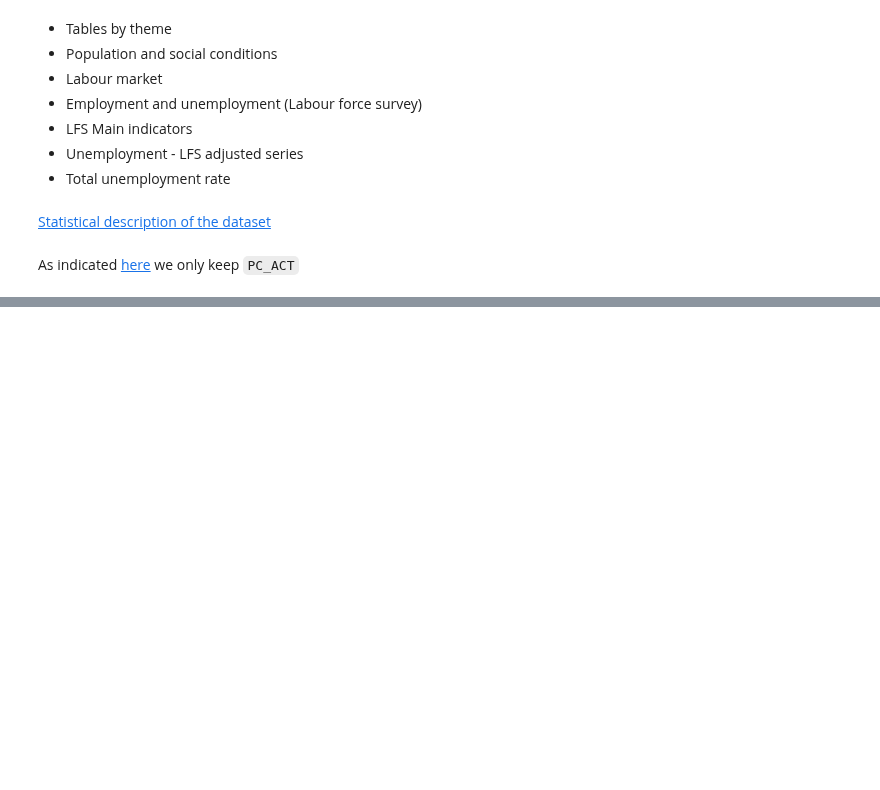
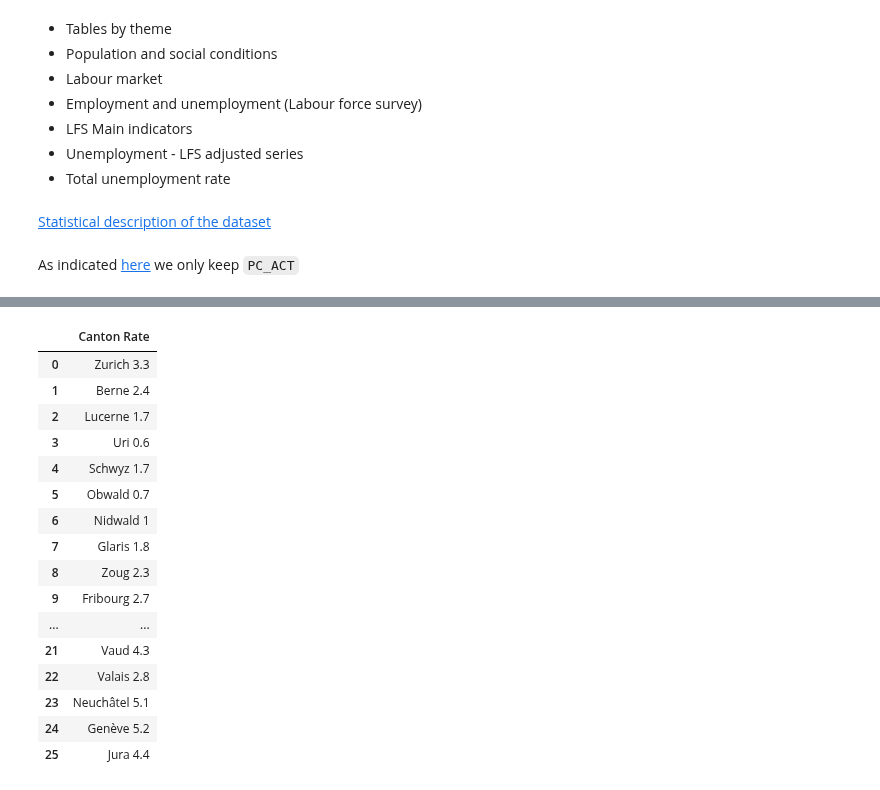
Before and after one commit to vincenzobaz/VBTALL-ADA2017, a Jupyter notebook: Homework 3.ipynb, the cells around one changed output, grey strips where cells are left out. Cells and saved outputs as stored; diff of their text form; code cells hidden in the pictures; blank space fills up the shorter version.

```diff
--- a/Homework 3.ipynb
+++ b/Homework 3.ipynb
@@ -61,0 +84,21 @@ euromap.choropleth(
+# %%
+chomeurs = pd.read_csv('Homework3-data/chomeursBis.csv', encoding = "ISO-8859-1")
+chomeurs
+# %% [output]
+|  | Canton Rate |
+| 0 | Zurich 3.3 |
+| 1 | Berne 2.4 |
+| 2 | Lucerne 1.7 |
+| 3 | Uri 0.6 |
+| 4 | Schwyz 1.7 |
+| 5 | Obwald 0.7 |
+| 6 | Nidwald 1 |
+| 7 | Glaris 1.8 |
+| 8 | Zoug 2.3 |
+| 9 | Fribourg 2.7 |
+| ... | ... |
+| 21 | Vaud 4.3 |
+| 22 | Valais 2.8 |
+| 23 | Neuchâtel 5.1 |
+| 24 | Genève 5.2 |
+| 25 | Jura 4.4 |
```
Also changed, not shown: parts of 16 cells of this notebook, 1 other file.
